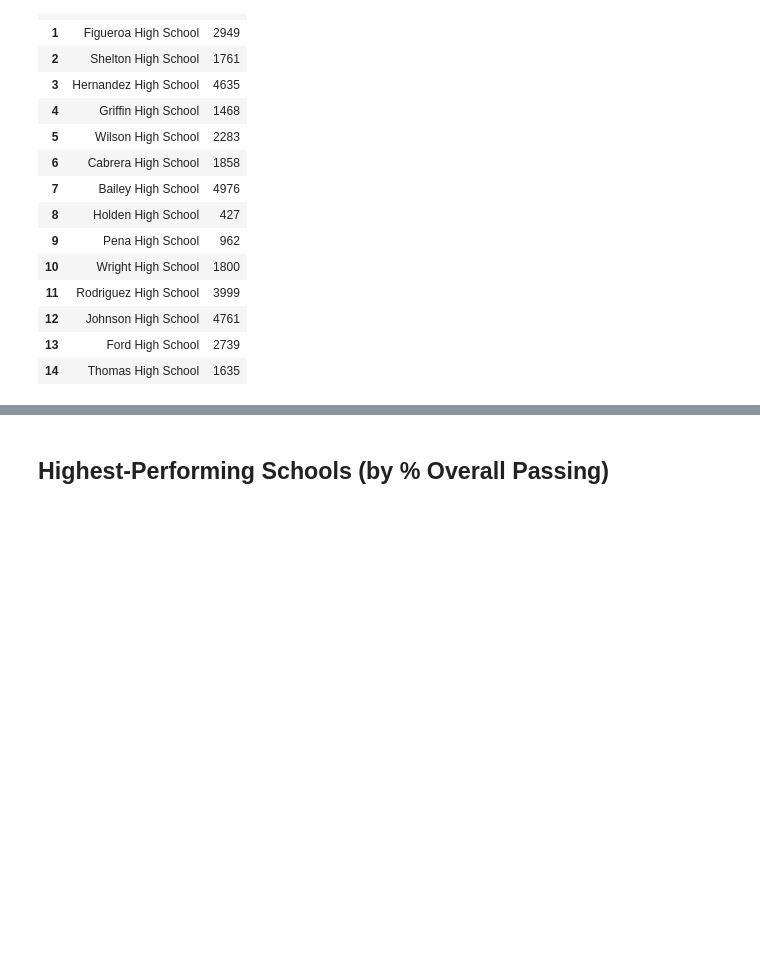
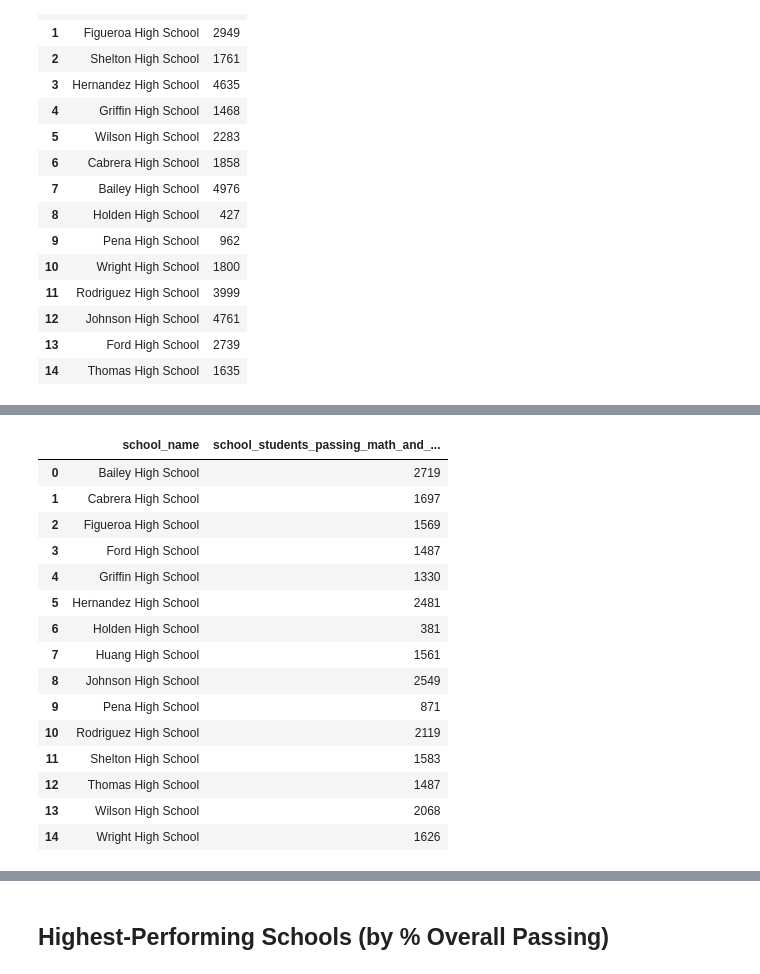
Before and after one commit to jmil86/pandas-challenge, a Jupyter notebook: PyCitySchools/PyCitySchools_starter.ipynb, the cells around one changed output, grey strips where cells are left out. Cells and saved outputs as stored; diff of their text form; code cells hidden in the pictures; blank space fills up the shorter version.

```diff
--- a/PyCitySchools/PyCitySchools_starter.ipynb
+++ b/PyCitySchools/PyCitySchools_starter.ipynb
@@ -163,8 +244,27 @@ school_students_passing_reading =
 # %%
 # Use the provided code to calculate the number of students per school that passed both math and reading with scores of 70 or higher
 students_passing_math_and_reading = school_data_complete[
     (school_data_complete["reading_score"] >= 70) & (school_data_complete["math_score"] >= 70)
 ]
-school_students_passing_math_and_reading = students_passing_math_and_reading.groupby(["school_name"]).size()
+school_students_passing_math_and_reading = students_passing_math_and_reading.groupby(["school_name"]).size().reset_index(name= 'school_students_passing_math_and_reading')
+
+school_students_passing_math_and_reading
+# %% [output]
+|  | school_name | school_students_passing_math_and_... |
+| 0 | Bailey High School | 2719 |
+| 1 | Cabrera High School | 1697 |
+| 2 | Figueroa High School | 1569 |
+| 3 | Ford High School | 1487 |
+| 4 | Griffin High School | 1330 |
+| 5 | Hernandez High School | 2481 |
+| 6 | Holden High School | 381 |
+| 7 | Huang High School | 1561 |
+| 8 | Johnson High School | 2549 |
+| 9 | Pena High School | 871 |
+| 10 | Rodriguez High School | 2119 |
+| 11 | Shelton High School | 1583 |
+| 12 | Thomas High School | 1487 |
+| 13 | Wilson High School | 2068 |
+| 14 | Wright High School | 1626 |
 # %%
 # Use the provided code to calculate the passing rates
```
Also changed, not shown: parts of 5 cells of this notebook.
